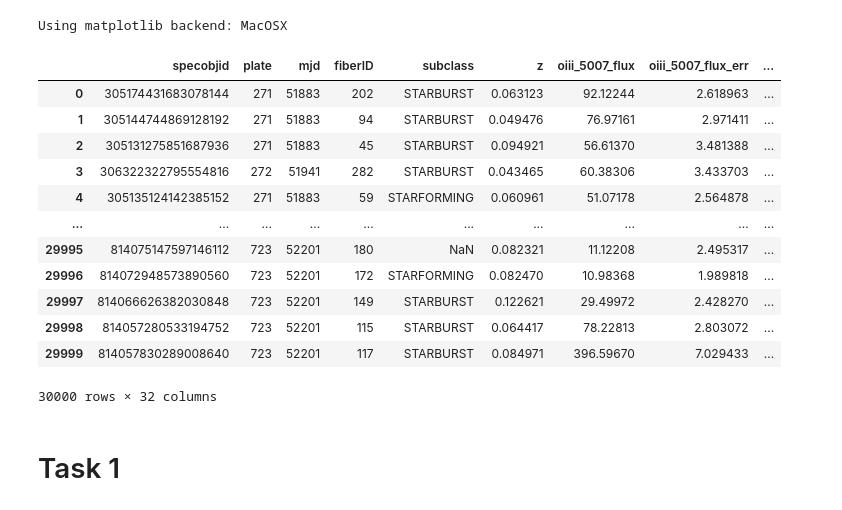
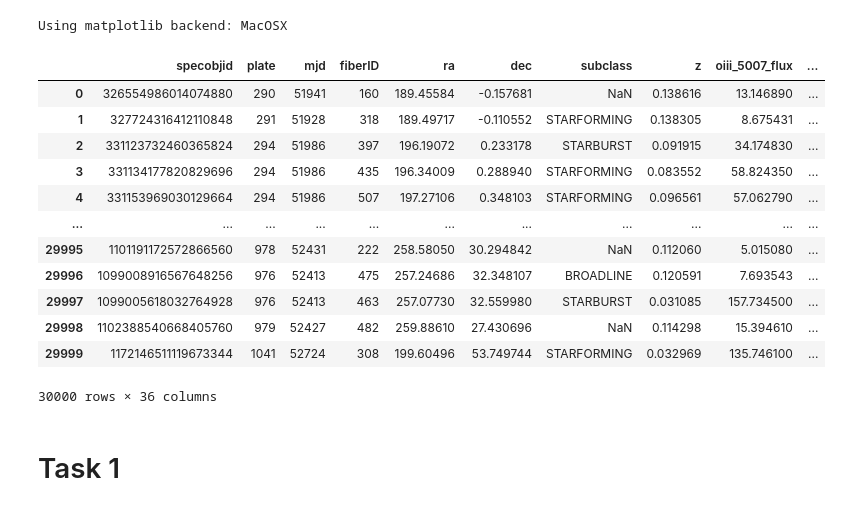
Before and after one commit to NicoGalvarino/AGN_Tutorials_Git, a Jupyter notebook: AGN_Final_Project/class_emission_galaxies.ipynb, the cells around one changed output. Cells and saved outputs as stored; diff of their text form; code cells hidden in the pictures.

```diff
--- a/AGN_Final_Project/class_emission_galaxies.ipynb
+++ b/AGN_Final_Project/class_emission_galaxies.ipynb
@@ -19,22 +19,22 @@ import calc_kcor
 # %% [output]
 Using matplotlib backend: MacOSX
 # %%
-galaxies = pd.read_csv('all_galaxies.csv', header=1)
+galaxies = pd.read_csv('all_galaxies.csv', header=0)
 galaxies
 # %% [output]
-|  | specobjid | plate | mjd | fiberID | subclass | z | oiii_5007_flux | oiii_5007_flux_err | ... |
-| 0 | 305174431683078144 | 271 | 51883 | 202 | STARBURST | 0.063123 | 92.12244 | 2.618963 | ... |
-| 1 | 305144744869128192 | 271 | 51883 | 94 | STARBURST | 0.049476 | 76.97161 | 2.971411 | ... |
-| 2 | 305131275851687936 | 271 | 51883 | 45 | STARBURST | 0.094921 | 56.61370 | 3.481388 | ... |
-| 3 | 306322322795554816 | 272 | 51941 | 282 | STARBURST | 0.043465 | 60.38306 | 3.433703 | ... |
-| 4 | 305135124142385152 | 271 | 51883 | 59 | STARFORMING | 0.060961 | 51.07178 | 2.564878 | ... |
-| ... | ... | ... | ... | ... | ... | ... | ... | ... | ... |
-| 29995 | 814075147597146112 | 723 | 52201 | 180 | NaN | 0.082321 | 11.12208 | 2.495317 | ... |
-| 29996 | 814072948573890560 | 723 | 52201 | 172 | STARFORMING | 0.082470 | 10.98368 | 1.989818 | ... |
-| 29997 | 814066626382030848 | 723 | 52201 | 149 | STARBURST | 0.122621 | 29.49972 | 2.428270 | ... |
-| 29998 | 814057280533194752 | 723 | 52201 | 115 | STARBURST | 0.064417 | 78.22813 | 2.803072 | ... |
-| 29999 | 814057830289008640 | 723 | 52201 | 117 | STARBURST | 0.084971 | 396.59670 | 7.029433 | ... |
+|  | specobjid | plate | mjd | fiberID | ra | dec | subclass | z | oiii_5007_flux | ... |
+| 0 | 326554986014074880 | 290 | 51941 | 160 | 189.45584 | -0.157681 | NaN | 0.138616 | 13.146890 | ... |
+| 1 | 327724316412110848 | 291 | 51928 | 318 | 189.49717 | -0.110552 | STARFORMING | 0.138305 | 8.675431 | ... |
+| 2 | 331123732460365824 | 294 | 51986 | 397 | 196.19072 | 0.233178 | STARBURST | 0.091915 | 34.174830 | ... |
+| 3 | 331134177820829696 | 294 | 51986 | 435 | 196.34009 | 0.288940 | STARFORMING | 0.083552 | 58.824350 | ... |
+| 4 | 331153969030129664 | 294 | 51986 | 507 | 197.27106 | 0.348103 | STARFORMING | 0.096561 | 57.062790 | ... |
+| ... | ... | ... | ... | ... | ... | ... | ... | ... | ... | ... |
+| 29995 | 1101191172572866560 | 978 | 52431 | 222 | 258.58050 | 30.294842 | NaN | 0.112060 | 5.015080 | ... |
+| 29996 | 1099008916567648256 | 976 | 52413 | 475 | 257.24686 | 32.348107 | BROADLINE | 0.120591 | 7.693543 | ... |
+| 29997 | 1099005618032764928 | 976 | 52413 | 463 | 257.07730 | 32.559980 | STARBURST | 0.031085 | 157.734500 | ... |
+| 29998 | 1102388540668405760 | 979 | 52427 | 482 | 259.88610 | 27.430696 | NaN | 0.114298 | 15.394610 | ... |
+| 29999 | 1172146511119673344 | 1041 | 52724 | 308 | 199.60496 | 53.749744 | STARFORMING | 0.032969 | 135.746100 | ... |
-30000 rows × 32 columns
+30000 rows × 36 columns
 # %% [markdown]
 # Task 1
 # %% [markdown]
```
Also changed, not shown: parts of 59 cells of this notebook, 28 other files.
